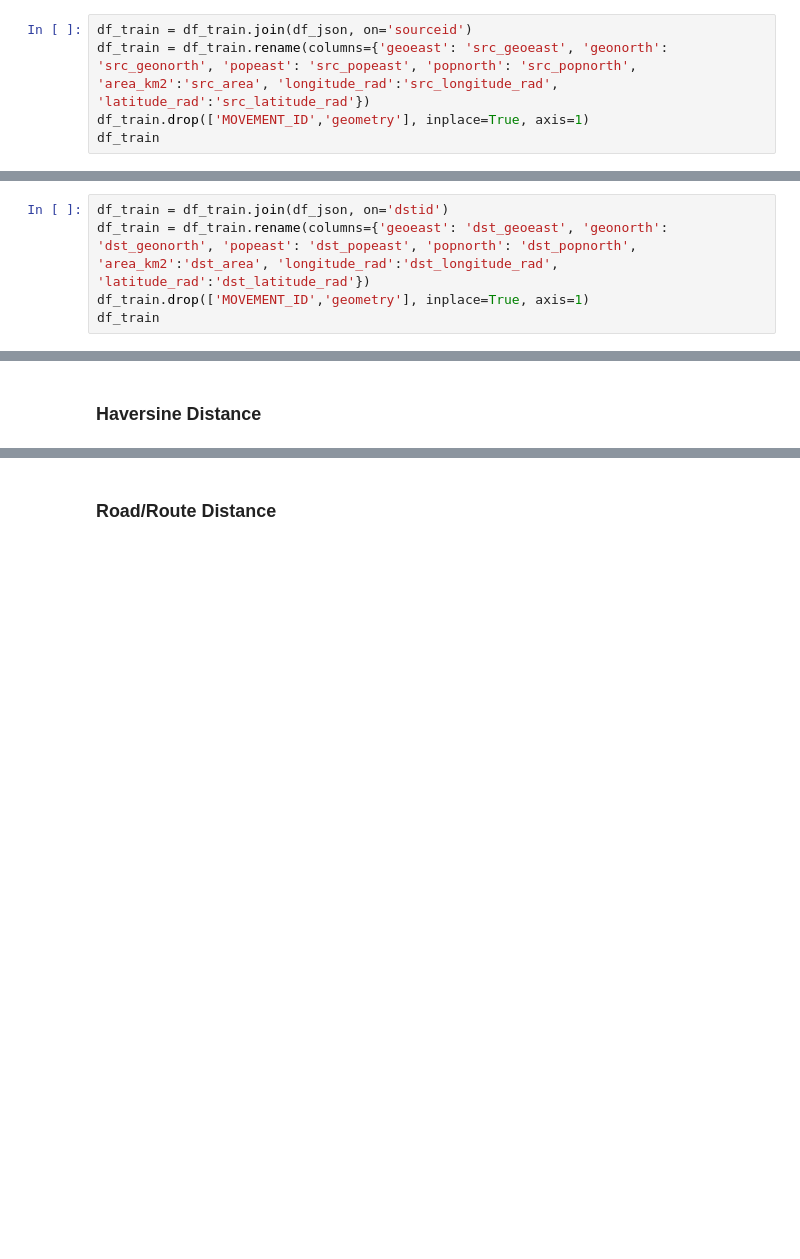
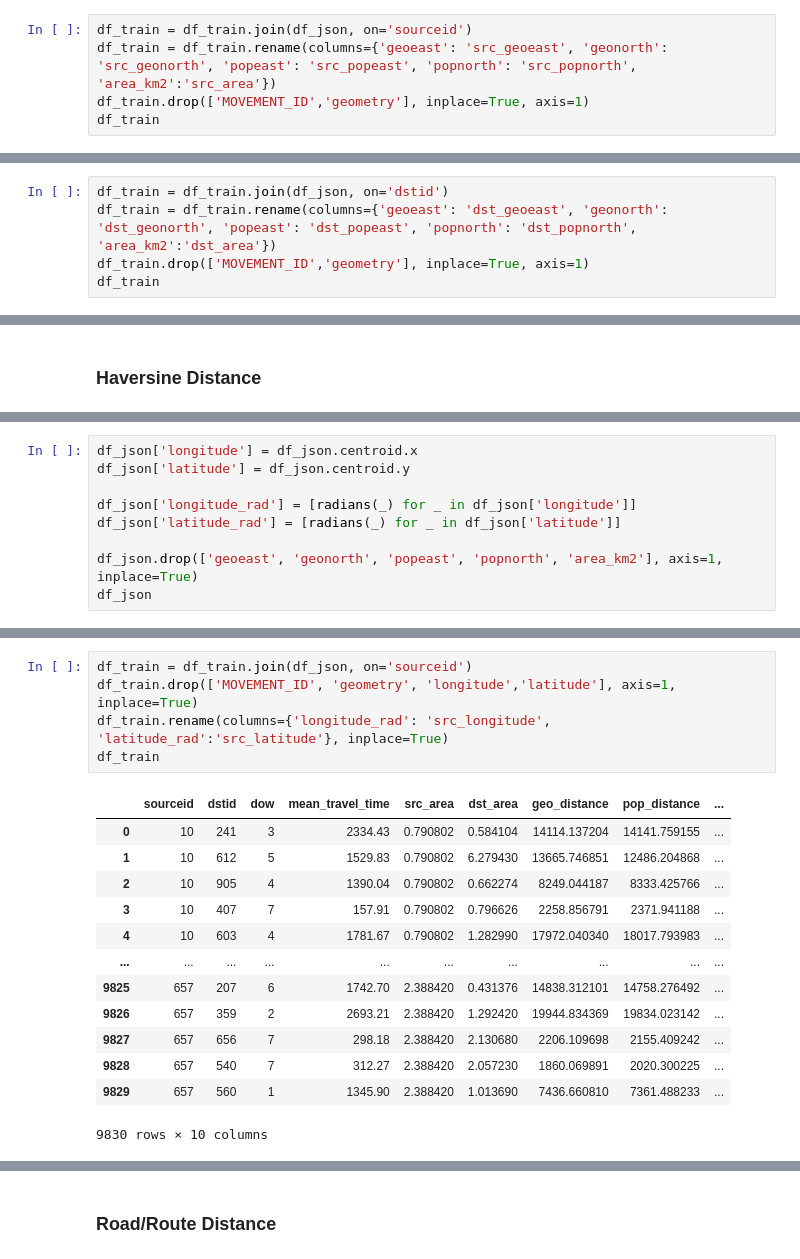
Before and after one commit to aliyusifov99/mec-ds-competition, a Jupyter notebook: Elnur/model-orderly.ipynb, the cells around one changed output, grey strips where cells are left out. Cells and saved outputs as stored; diff of their text form; blank space fills up the shorter version.

Commit message:
haversine distance written

```diff
--- a/Elnur/model-orderly.ipynb
+++ b/Elnur/model-orderly.ipynb
@@ -148,7 +149,7 @@ df_json
 983 rows × 7 columns
 # %%
 df_train = df_train.join(df_json, on='sourceid')
-df_train = df_train.rename(columns={'geoeast': 'src_geoeast', 'geonorth': 'src_geonorth', 'popeast': 'src_popeast', 'popnorth': 'src_popnorth', 'area_km2':'src_area', 'longitude_rad':'src_longitude_rad', 'latitude_rad':'src_latitude_rad'})
+df_train = df_train.rename(columns={'geoeast': 'src_geoeast', 'geonorth': 'src_geonorth', 'popeast': 'src_popeast', 'popnorth': 'src_popnorth', 'area_km2':'src_area'})
 df_train.drop(['MOVEMENT_ID','geometry'], inplace=True, axis=1)
 df_train
 # %% [output]
@@ -167,7 +168,7 @@ df_train
 9830 rows × 9 columns
 # %%
 df_train = df_train.join(df_json, on='dstid')
-df_train = df_train.rename(columns={'geoeast': 'dst_geoeast', 'geonorth': 'dst_geonorth', 'popeast': 'dst_popeast', 'popnorth': 'dst_popnorth', 'area_km2':'dst_area', 'longitude_rad':'dst_longitude_rad', 'latitude_rad':'dst_latitude_rad'})
+df_train = df_train.rename(columns={'geoeast': 'dst_geoeast', 'geonorth': 'dst_geonorth', 'popeast': 'dst_popeast', 'popnorth': 'dst_popnorth', 'area_km2':'dst_area'})
 df_train.drop(['MOVEMENT_ID','geometry'], inplace=True, axis=1)
 df_train
 # %% [output]
@@ -223,0 +231,9 @@ df_train
+# %%
+df_json['longitude'] = df_json.centroid.x
+df_json['latitude'] = df_json.centroid.y
+
+df_json['longitude_rad'] = [radians(_) for _ in df_json['longitude']]
+df_json['latitude_rad'] = [radians(_) for _ in df_json['latitude']]
+
+df_json.drop(['geoeast', 'geonorth', 'popeast', 'popnorth', 'area_km2'], axis=1, inplace=True)
+df_json
@@ -223,0 +257,19 @@ df_train
+# %%
+df_train = df_train.join(df_json, on='sourceid')
+df_train.drop(['MOVEMENT_ID', 'geometry', 'longitude','latitude'], axis=1, inplace=True)
+df_train.rename(columns={'longitude_rad': 'src_longitude', 'latitude_rad':'src_latitude'}, inplace=True)
+df_train
+# %% [output]
+|  | sourceid | dstid | dow | mean_travel_time | src_area | dst_area | geo_distance | pop_distance | ... |
+| 0 | 10 | 241 | 3 | 2334.43 | 0.790802 | 0.584104 | 14114.137204 | 14141.759155 | ... |
+| 1 | 10 | 612 | 5 | 1529.83 | 0.790802 | 6.279430 | 13665.746851 | 12486.204868 | ... |
+| 2 | 10 | 905 | 4 | 1390.04 | 0.790802 | 0.662274 | 8249.044187 | 8333.425766 | ... |
+| 3 | 10 | 407 | 7 | 157.91 | 0.790802 | 0.796626 | 2258.856791 | 2371.941188 | ... |
+| 4 | 10 | 603 | 4 | 1781.67 | 0.790802 | 1.282990 | 17972.040340 | 18017.793983 | ... |
+| ... | ... | ... | ... | ... | ... | ... | ... | ... | ... |
+| 9825 | 657 | 207 | 6 | 1742.70 | 2.388420 | 0.431376 | 14838.312101 | 14758.276492 | ... |
+| 9826 | 657 | 359 | 2 | 2693.21 | 2.388420 | 1.292420 | 19944.834369 | 19834.023142 | ... |
+| 9827 | 657 | 656 | 7 | 298.18 | 2.388420 | 2.130680 | 2206.109698 | 2155.409242 | ... |
+| 9828 | 657 | 540 | 7 | 312.27 | 2.388420 | 2.057230 | 1860.069891 | 2020.300225 | ... |
+| 9829 | 657 | 560 | 1 | 1345.90 | 2.388420 | 1.013690 | 7436.660810 | 7361.488233 | ... |
+9830 rows × 10 columns
```
Also changed, not shown: parts of 5 cells of this notebook.
